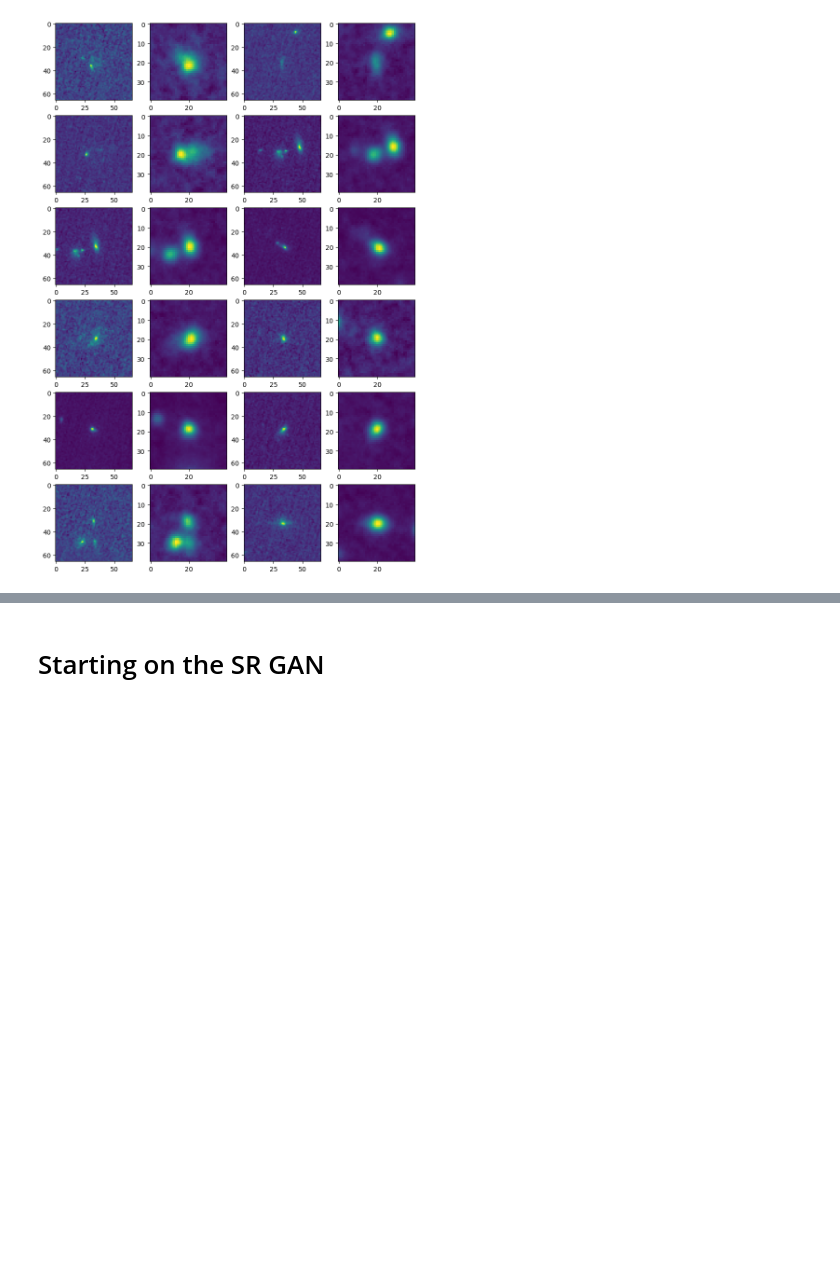
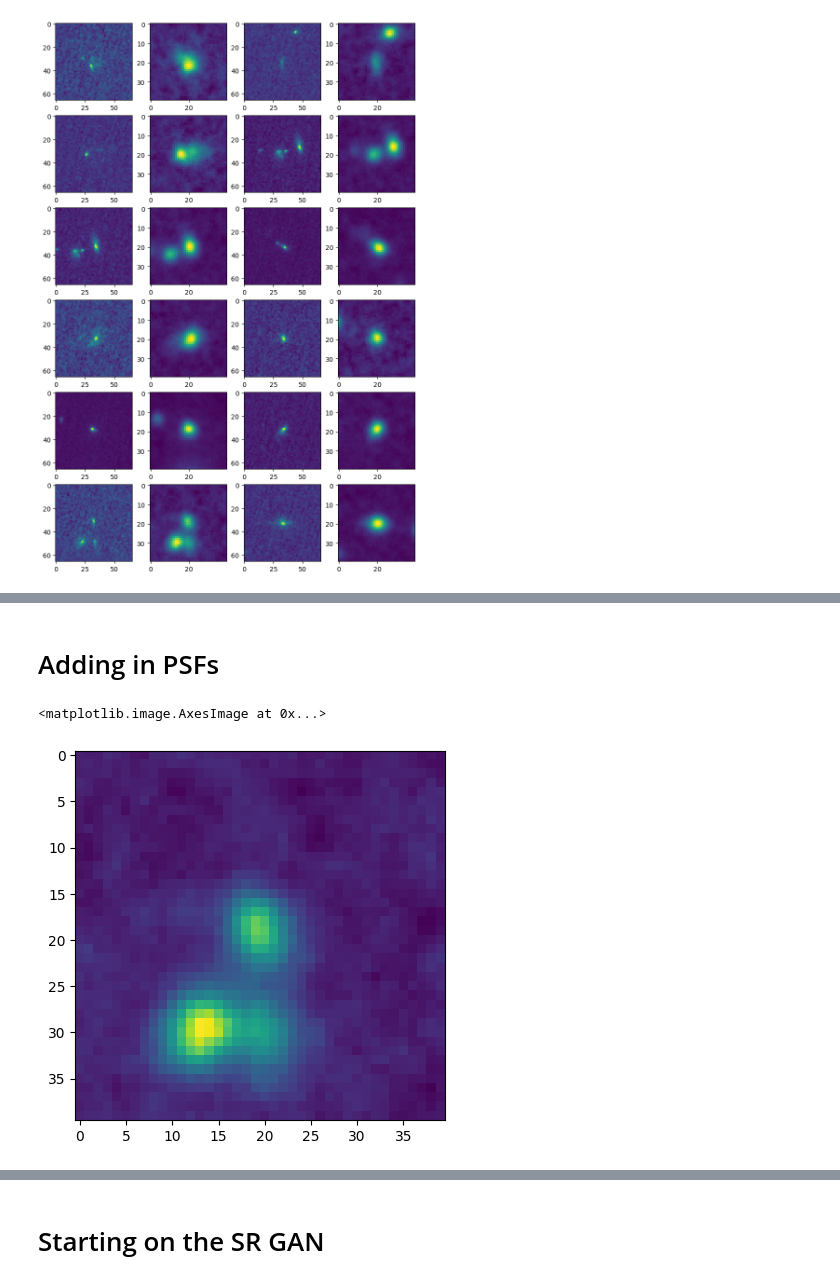
Before and after one commit to xoubish/superNISP, a Jupyter notebook: code/SR_GAN_old.ipynb, the cells around one changed output, grey strips where cells are left out. Cells and saved outputs as stored; diff of their text form; code cells hidden in the pictures; blank space fills up the shorter version.

```diff
--- a/code/SR_GAN_old.ipynb
+++ b/code/SR_GAN_old.ipynb
@@ -230,0 +274,2 @@ plt.savefig("../plots/euclid_nisp_matches.png", bbox_inches='tight')
+# %% [markdown]
+# Adding in PSFs
@@ -230,0 +281,6 @@ plt.savefig("../plots/euclid_nisp_matches.png", bbox_inches='tight')
+# %%
+test_img = nisp_cutouts[10]
+plt.imshow(test_img)
+# %% [output]
+<matplotlib.image.AxesImage at 0x...>
+[figure, added]
```
Also changed, not shown: parts of 13 cells of this notebook.
